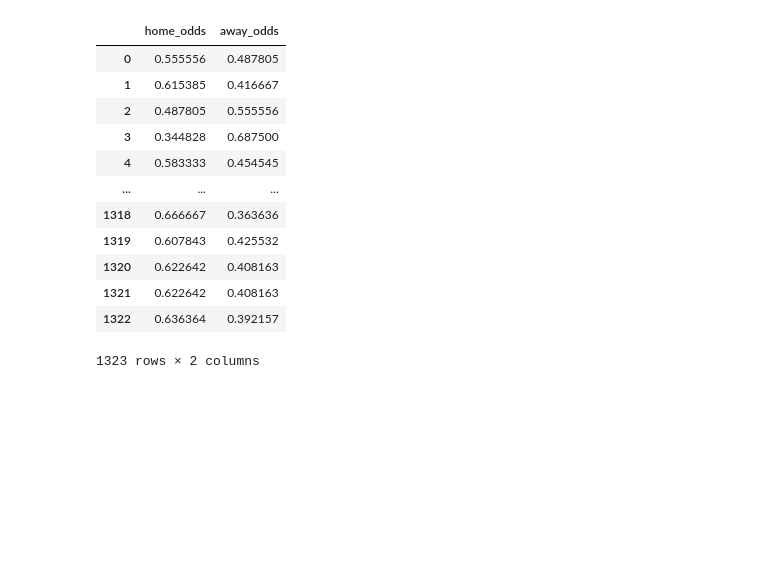
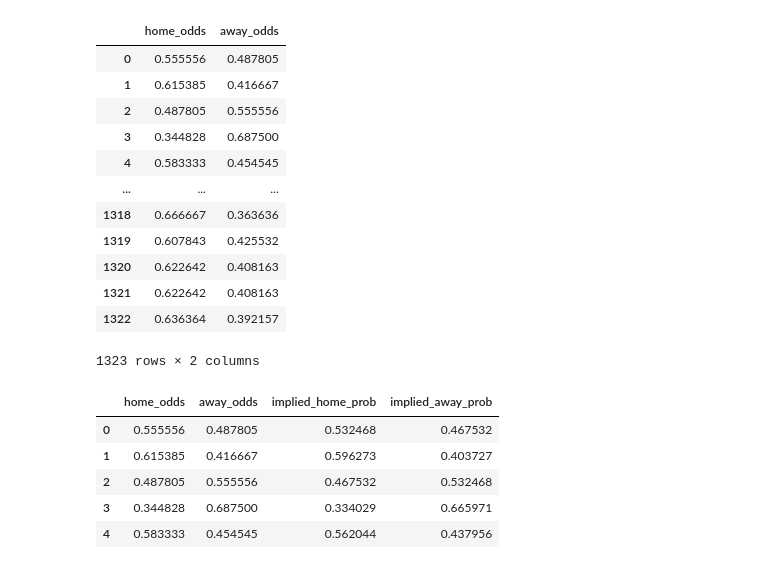
Before and after one commit to Phreeksi/Basketball-Elo-v1, a Jupyter notebook: NBA ELO rating.ipynb, the cells around one changed output. Cells and saved outputs as stored; diff of their text form; code cells hidden in the pictures; blank space fills up the shorter version.

```diff
--- a/NBA ELO rating.ipynb
+++ b/NBA ELO rating.ipynb
@@ -144,7 +144,7 @@ dtype: object
 all_elo = {}
 r0 = 1500
 K = 20
-H = 60
+H = 100
 for x in data.home.unique():
     all_elo[x] = r0
 all_elo
@@ -360,6 +340,15 @@ for hp, ap in ph:
     pha.append(ap)
 vegas['implied_home_prob'] = phh
 vegas['implied_away_prob'] = pha
+# %%
+vegas.head()
+# %% [output]
+|  | home_odds | away_odds | implied_home_prob | implied_away_prob |
+| 0 | 0.555556 | 0.487805 | 0.532468 | 0.467532 |
+| 1 | 0.615385 | 0.416667 | 0.596273 | 0.403727 |
+| 2 | 0.487805 | 0.555556 | 0.467532 | 0.532468 |
+| 3 | 0.344828 | 0.687500 | 0.334029 | 0.665971 |
+| 4 | 0.583333 | 0.454545 | 0.562044 | 0.437956 |
 # %%
 data2022 = data2022.reset_index()
 data2022['vegas_home_prob'] = vegas['implied_home_prob']
```
Also changed, not shown: parts of 8 cells of this notebook.
